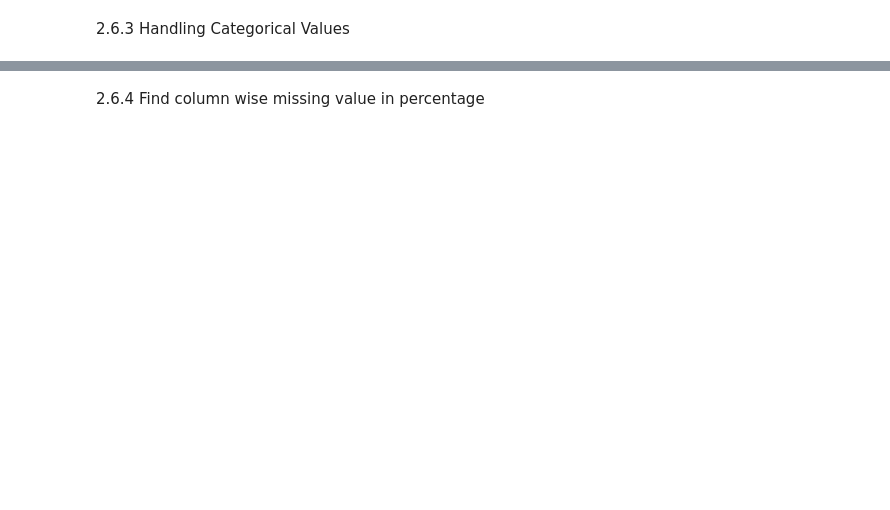
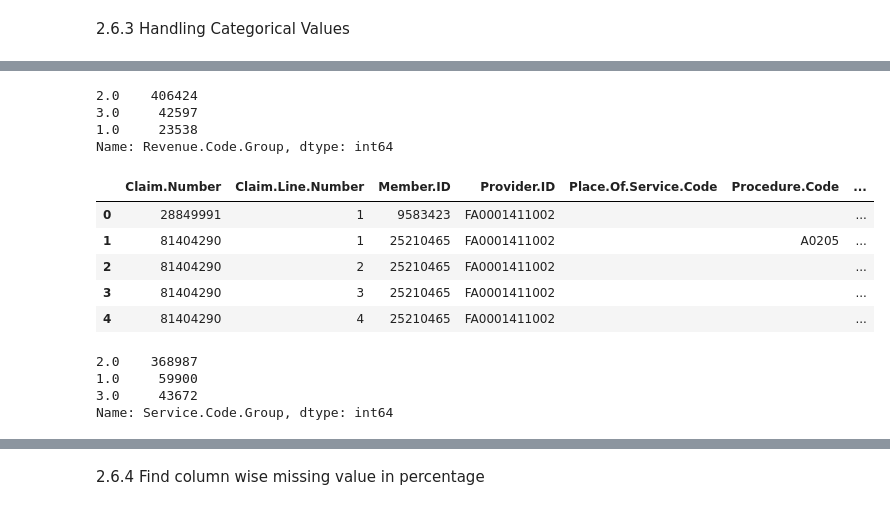
Before and after one commit to aimlbits16/Group_16, a Jupyter notebook: Capstone_Project.ipynb, the cells around one changed output, grey strips where cells are left out. Cells and saved outputs as stored; diff of their text form; code cells hidden in the pictures; blank space fills up the shorter version.

```diff
--- a/Capstone_Project.ipynb
+++ b/Capstone_Project.ipynb
@@ -134,7 +135,7 @@ The goal is to develop predictive model to predict claims that would be denied w
 # %%
 print(df_data.groupby('Denial.Reason.Code')['Denial.Reason.Code'].count())
 
-validReasonCodes = ['F13', 'J8G', 'JO5', 'JB8', 'JE1', 'JC9', 'JF1', 'JF9', 'JG1', 'JPA', 'JES',' ']
+validReasonCodes = ['F13', 'J8G', 'JO5', 'JB8', 'JE1', 'JC9', 'JF1', 'JF9', 'JG1', 'JPA', 'JES']
 df_data=df_data[(df_data['Denial.Reason.Code'].isin(validReasonCodes))]
 
 print(df_data.groupby('Denial.Reason.Code')['Denial.Reason.Code'].count())
@@ -248,0 +210,40 @@ NameError: name 'df_data' is not defined
+# %%
+#2.6.3.1 Clubbing of Category Value (1 ,2,3 – High , Medium , Low possibility group respectively)
+
+# Revenue Code
+High_Revenue_Code = ["810", "811", "124", "261", "260", "331", "914", "174", "634", "173", "682", "126", "128", "172", "127", "200", "821", "134", "302", "740", "249", "270", "771", "361", "310", "434"]
+Medium_Revenue_Code= ["210", "275", "122", "610", "206", "258", "444", "278", "117", "259", "121", "112", "276", "731", "750", "460", "360", "271", "730", "307", "424", "370", "250", "410", "940", "305", "350", "921", "480", "111", "351", "920", "636", "309", "300", "390", "301", "450", "440", "306", "311", "324", "710", "341", "272", "343", "942", "171", "482", "420", "490", "483", "312", "481", "352", "510", "402", "320", "720", "762", "761", "430", "403"]
+
+df_data.loc[df_data['Revenue.Code'].isin(High_Revenue_Code), 'Revenue.Code.Group'] = 1
+df_data.loc[df_data['Revenue.Code'].isin(Medium_Revenue_Code), 'Revenue.Code.Group' ] = 2
+df_data.loc[~df_data['Revenue.Code'].isin(High_Revenue_Code + Medium_Revenue_Code), 'Revenue.Code.Group'] = 3
+print(df_data['Revenue.Code.Group'].value_counts())
+# %% [output]
+2.0    406424
+3.0     42597
+1.0     23538
+Name: Revenue.Code.Group, dtype: int64
+# %%
+df_data.head(5)
+# %% [output]
+|  | Claim.Number | Claim.Line.Number | Member.ID | Provider.ID | Place.Of.Service.Code | Procedure.Code | ... |
+| 0 | 28849991 | 1 | 9583423 | FA0001411002 |  |  | ... |
+| 1 | 81404290 | 1 | 25210465 | FA0001411002 |  | A0205 | ... |
+| 2 | 81404290 | 2 | 25210465 | FA0001411002 |  |  | ... |
+| 3 | 81404290 | 3 | 25210465 | FA0001411002 |  |  | ... |
+| 4 | 81404290 | 4 | 25210465 | FA0001411002 |  |  | ... |
+# %%
+# Service Code
+High_Service_Code = ["UNI", "RL8Y", "RM8W", "DU7O", "IH7O", "RM8I", "RI7Y", "SB7W", "GB7A", "NI7I", "OVV", "RM9I", "RR8I", "IMY", "RT8I", "RY8W", "RY7I", "IC7I", "SU7A", "ER7I"]
+Medium_Service_Code = ["TO7W", "TE7O", "CC7I", "HV7I", "MR7O", "IN7I", "AL7I", "DI7O", "CT8Y", "RB7W", "RV8W", "CT7I", "RB8I", "RK8Y", "RB7I", "OE7I", "RY8I", "OP7O", "LA7O", "NS7I", "CL7O", "MR7Y", "ER7O", "CT7Y", "CT7O", "RA7O", "MD7O", "TH7O"
+]
+df_data.loc[df_data['Service.Code'].isin(High_Service_Code), 'Service.Code.Group'] = 1
+df_data.loc[df_data['Service.Code'].isin(Medium_Service_Code), 'Service.Code.Group'] = 2
+df_data.loc[~df_data['Service.Code'].isin(High_Service_Code + Medium_Service_Code), 'Service.Code.Group'] = 3
+
+print(df_data['Service.Code.Group'].value_counts())
+# %% [output]
+2.0    368987
+1.0     59900
+3.0     43672
+Name: Service.Code.Group, dtype: int64
```
Also changed, not shown: parts of 16 cells of this notebook.
